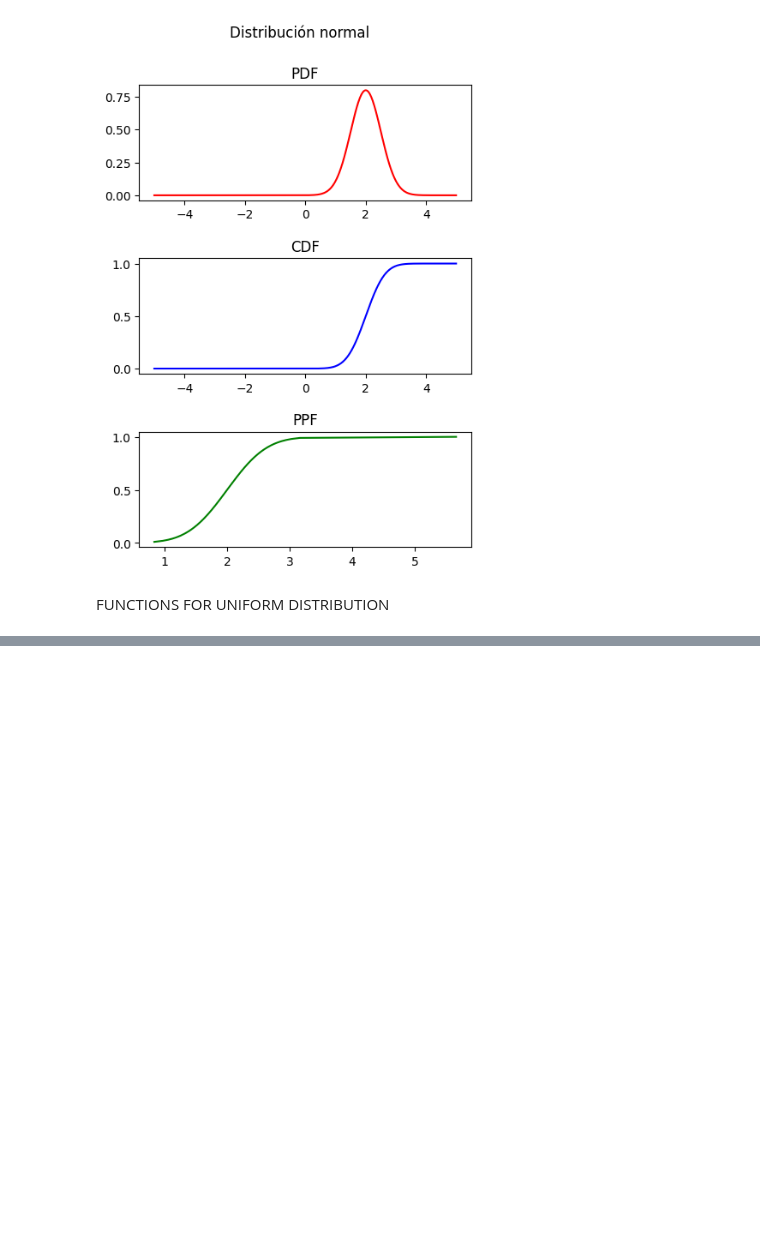
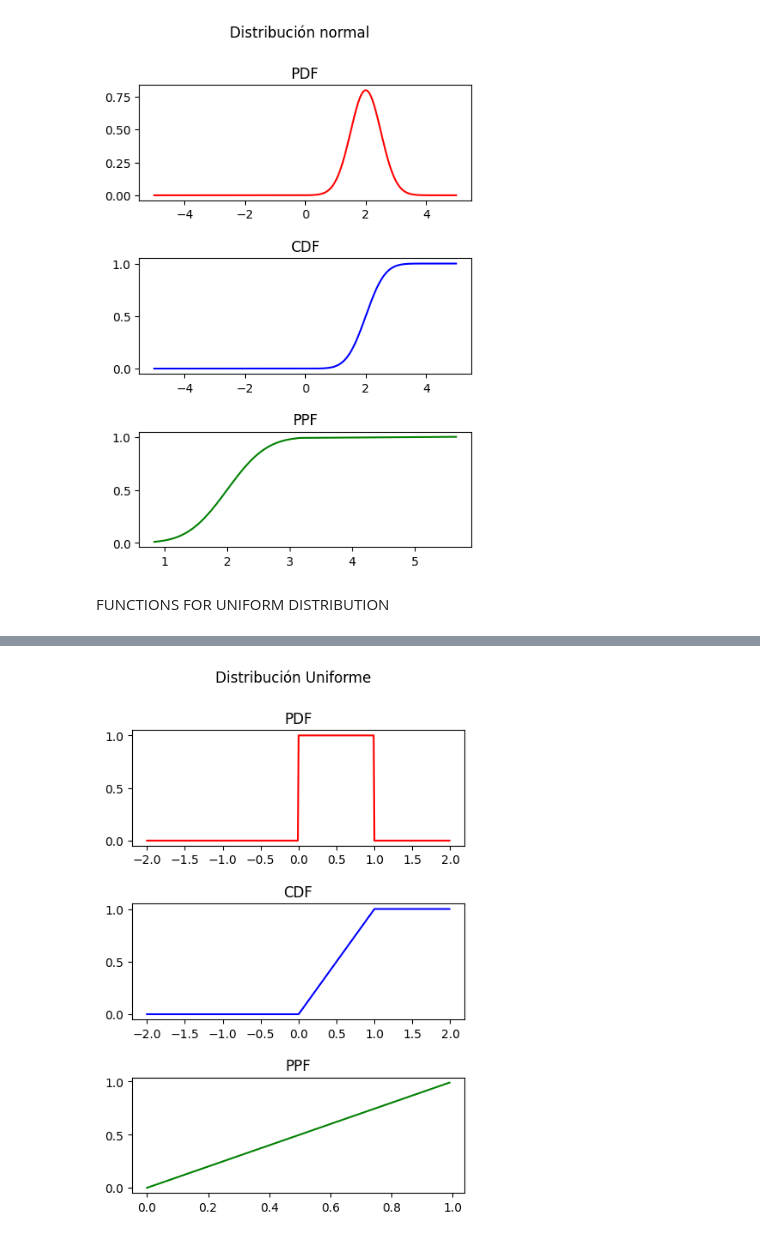
Before and after one commit to FEFO2/probability-distribution-exercises-project-with-python, a Jupyter notebook: notebook/problems.ipynb, the cells around one changed output, grey strips where cells are left out. Drawn from its saved outputs; the diff is of its cells as text; code cells hidden in the pictures; blank space fills up the shorter version.

Commit message:
UNIFORM DISTRIBUTION

```diff
--- a/notebook/problems.ipynb
+++ b/notebook/problems.ipynb
@@ -157,0 +144,43 @@ La probabilidad de tener una estatura de 180 cm es: 0.0242
+# %%
+from scipy.stats import uniform
+np.random.seed(42)
+
+# (1) DEFINE FUNCTIONS
+def dunif(x, loc, scale):
+    result = uniform.pdf(x, loc, scale)
+    return result
+
+def punif(x, loc, scale):
+    result = uniform.cdf(x, loc, scale)
+    return result
+
+def qunif(x, loc, scale):
+    result = uniform.ppf(x, loc, scale)
+    return result
+
+def runif(loc, scale, size):
+    result = uniform.rvs(loc, scale, size)
+    return result
+
+# (2) DEFINE VARIABLES FOR PLOTTING
+data3 = np.arange(-2,2,0.01)
+loc = 0
+scale = 1
+
+pdf3 = dunif(x, loc, scale)
+cdf3 = punif(x, loc, scale)
+ppf3 = qunif(x, loc, scale)
+
+# (4) PLOT THE RESULTS
+fig, axis = plt.subplots(3, 1, figsize = (5, 7))
+axis[0].plot(data3, pdf3, "r-")
+axis[0].set_title('PDF')
+axis[1].plot(data3, cdf3, "b-")
+axis[1].set_title('CDF')
+axis[2].plot(ppf3, data3, "g-")
+axis[2].set_title('PPF')
+plt.suptitle('Distribución Uniforme')
+plt.subplots_adjust(hspace=0.5)
+plt.show()
+# %% [output]
+[figure, added]
```
Also changed, not shown: parts of 2 cells of this notebook.
